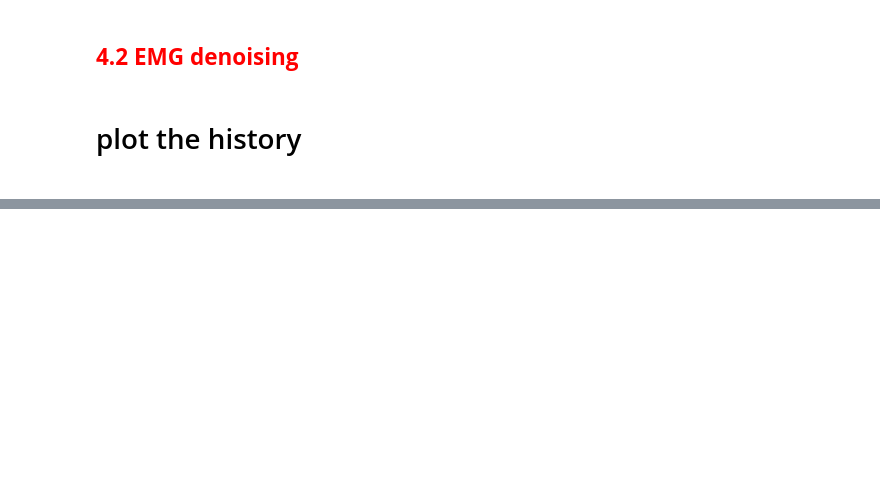
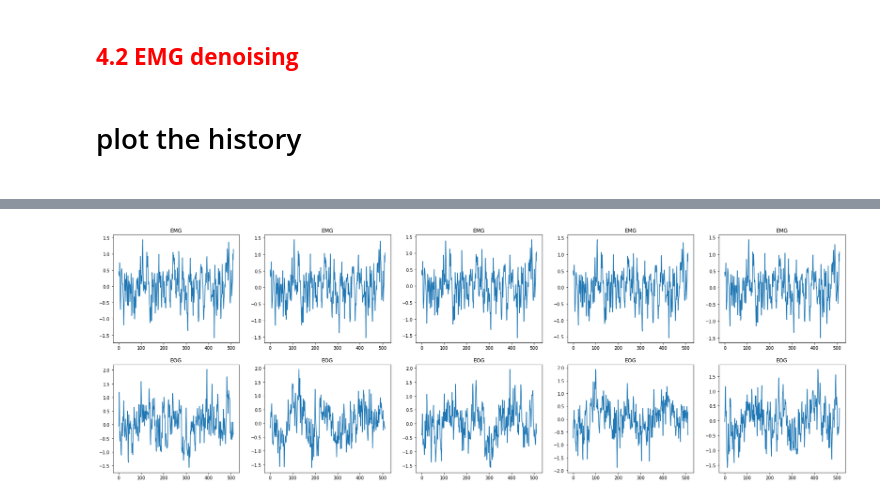
Before and after one commit to MartinaDoku2001/Thesis, a Jupyter notebook: proposed_model.ipynb, the cells around one changed output, grey strips where cells are left out. Drawn from its saved outputs; the diff is of its cells as text; code cells hidden in the pictures; blank space fills up the shorter version.

```diff
--- a/proposed_model.ipynb
+++ b/proposed_model.ipynb
@@ -568,7 +612,7 @@ class BasicBlockBiGru(layers.Layer):
 <h2 style=" font-size:150%; color:red;"> <b> 3.2 encoder and decoder architecture </b> </h2>
 # %%
 #CRETING AN ENCODER
-class Encoder(Layer):
+class Encoder(tf.keras.Model):
     def __init__(self, d_model, num_heads, dff, rate=0.1, **kwargs):
         super(Encoder, self).__init__(**kwargs)
         self.d_model = d_model
@@ -605,7 +649,9 @@ class Encoder(Layer):
 
 
         return out3
-
+    def build_graph(self, input_shape):
+        x=tf.keras.Input(shape=input_shape)
+        return tf.keras.Model(inputs=[x],outputs=self.call(x,True))
 
     def get_config(self):
         config = super(Encoder, self).get_config()
@@ -628,7 +674,7 @@ sample_encoder_output = encoder(train_dataset_EOG[0], training=False)
 print(sample_encoder_output.shape)  # (batch_size, input_seq_len, d_model)
 
 #CREATING A DECODER
-class Decoder(Layer):
+class Decoder(tf.keras.Model):
 
     def __init__(self, d_model, num_heads, dff, rate=0.1, **kwargs):
         super(Decoder, self).__init__(**kwargs)
@@ -673,6 +719,9 @@ class Decoder(Layer):
         out4= self.layernorm3(out3 + ffn_output) # add and norm
 
         return out4
+    def build_graph(self, input_shape):
+        x=tf.keras.Input(shape=input_shape)
+        return tf.keras.Model(inputs=[x],outputs=self.call(x))
 
     def get_config(self):
         config = super(Decoder, self).get_config()
@@ -860,3 +942,15 @@ plt.plot(test_dataset_EMG[1][0], label='target')
 
 plt.legend()
 plt.show()
+# %%
+#plot five examples of denoised EEG from EMG and EOG
+fig, axs = plt.subplots(2, 5, figsize=(30, 10))
+for i in range(5):
+    axs[0,i].set_title('EMG')
+    axs[0,i].plot(range(len(pred_EMG[i])),pred_EMG[i])
+
+    axs[1,i].set_title('EOG')
+    axs[1,i].plot(range(len(pred_EOG[i])),pred_EOG[i])
+plt.savefig(os.path.join(results_path,'denoised_EEG.png'))
+# %% [output]
+[figure, added]
```
Also changed, not shown: parts of 9 cells of this notebook, 1 other file.
